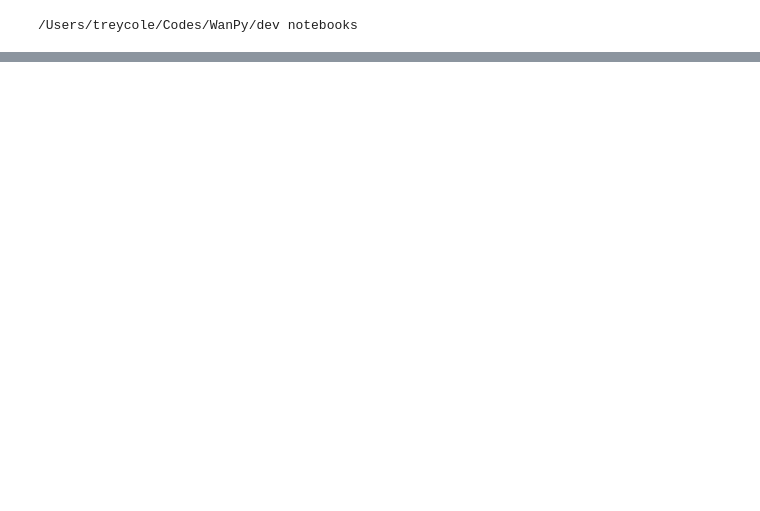
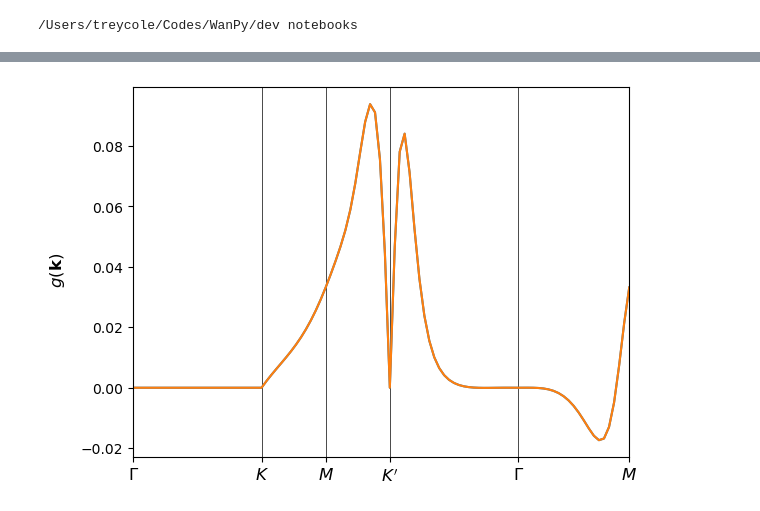
Before and after one commit to treycole/WanPy, a Jupyter notebook: dev notebooks/quantum_metric.ipynb, the cells around one changed output, grey strips where cells are left out. Saved outputs shown, nothing was run; the diff lists cells and outputs as text; code cells hidden in the pictures; blank space fills up the shorter version.

```diff
--- a/dev notebooks/quantum_metric.ipynb
+++ b/dev notebooks/quantum_metric.ipynb
@@ -310,0 +184,17 @@ for n in range(QGT.shape[-1]):
+# %%
+fig, ax = plt.subplots()
+
+ax.set_xlim(0, k_node[-1])
+ax.set_xticks(k_node)
+for n in range(len(k_node)):
+    ax.axvline(x=k_node[n], linewidth=0.5, color='k')
+if k_label is not None:
+    ax.set_xticklabels(k_label, size=12)
+
+ax.set_ylabel(r" $g(\mathbf{{k}})$", size=12)
+ax.yaxis.labelpad = 10
+
+for n in range(g_path.shape[-1]):
+    plt.plot(k_dist, g_path[:, n] )
+# %% [output]
+[figure, added]
```
Also changed, not shown: parts of 25 cells of this notebook, 12 other files.
